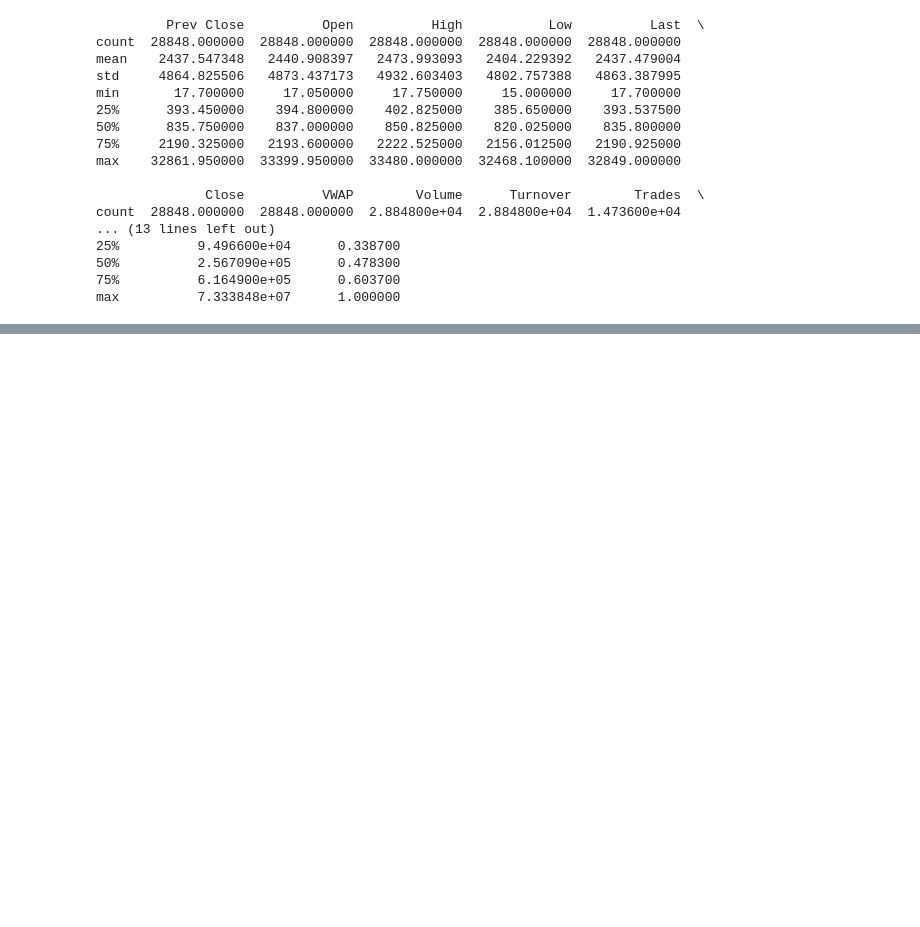
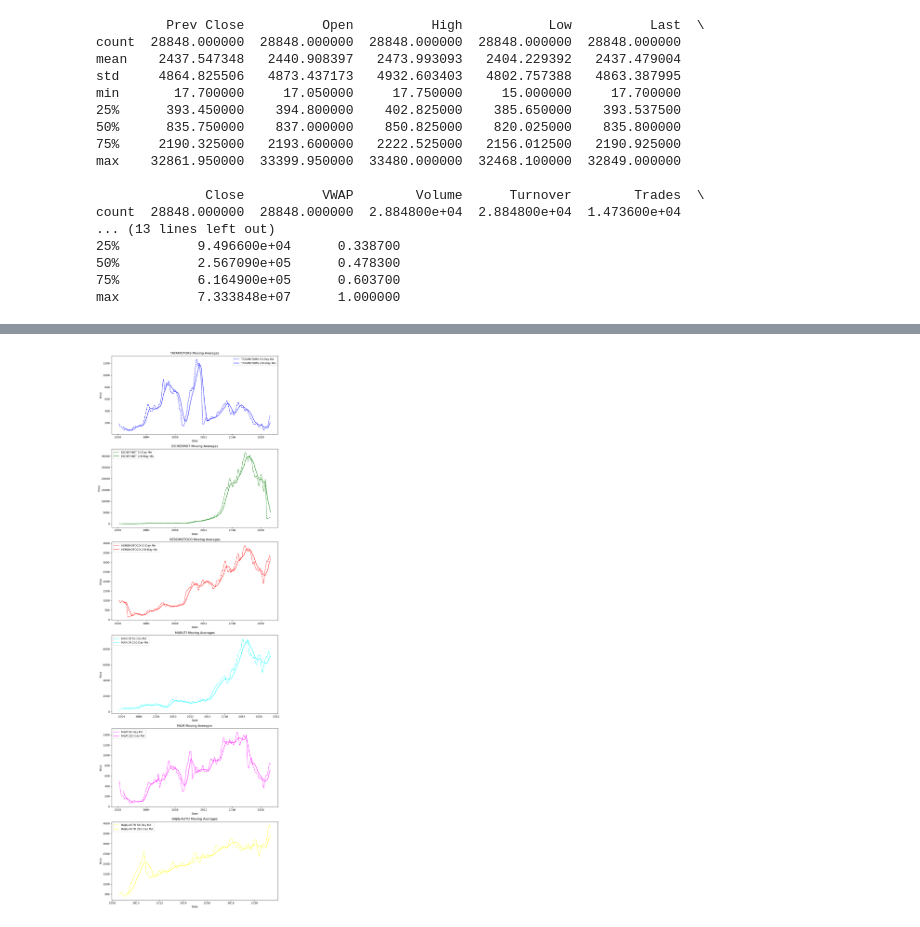
Before and after one commit to rohanvitrouthu/sectoralstockanalysis, a Jupyter notebook: EDA/Automobile_EDA.ipynb, the cells around one changed output, grey strips where cells are left out. Saved outputs shown, nothing was run; the diff lists cells and outputs as text; code cells hidden in the pictures; blank space fills up the shorter version.

```diff
--- a/EDA/Automobile_EDA.ipynb
+++ b/EDA/Automobile_EDA.ipynb
@@ -131,0 +198,30 @@ plt.show()
+# %%
+# Get unique stock symbols
+unique_symbols = df['Symbol'].unique()
+
+# Colors for each stock
+colors = ['blue', 'green', 'red', 'cyan', 'magenta', 'yellow', 'black', 'orange', 'purple', 'brown']
+color_map = dict(zip(unique_symbols, colors))
+
+# Plotting
+fig, axs = plt.subplots(len(unique_symbols), 1, figsize=(10, 5 * len(unique_symbols)))
+
+for i, symbol in enumerate(unique_symbols):
+    stock_df = df[df['Symbol'] == symbol].copy()
+
+    # Calculate moving averages
+    stock_df['50_MA'] = stock_df['Close'].rolling(window=50).mean()
+    stock_df['200_MA'] = stock_df['Close'].rolling(window=200).mean()
+
+    # Plot
+    axs[i].plot(stock_df.index, stock_df['50_MA'], label=f'{symbol} 50-Day MA', color=color_map[symbol], linestyle='--')
+    axs[i].plot(stock_df.index, stock_df['200_MA'], label=f'{symbol} 200-Day MA', color=color_map[symbol], linestyle='-')
+    axs[i].set_title(f'{symbol} Moving Averages')
+    axs[i].set_xlabel('Date')
+    axs[i].set_ylabel('Price')
+    axs[i].legend()
+
+plt.tight_layout()
+plt.show()
+# %% [output]
+[figure, added]
```
Also changed, not shown: parts of 22 cells of this notebook.
